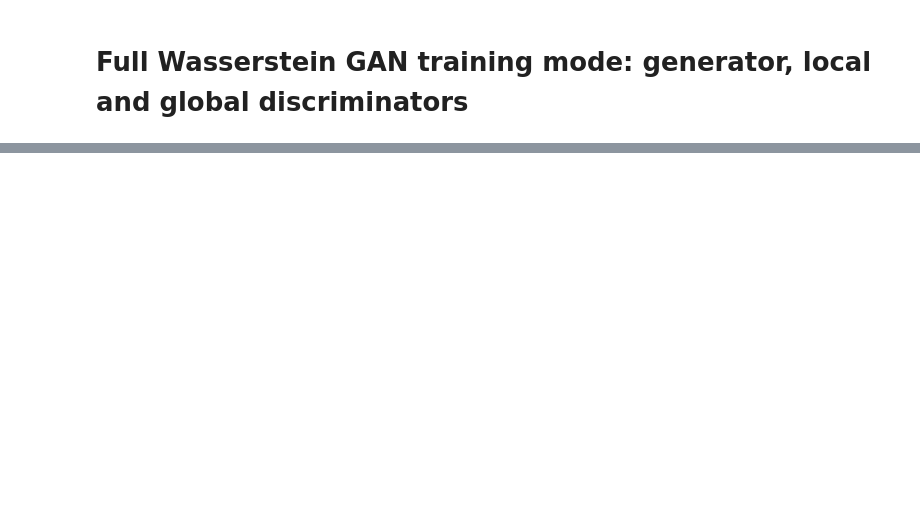
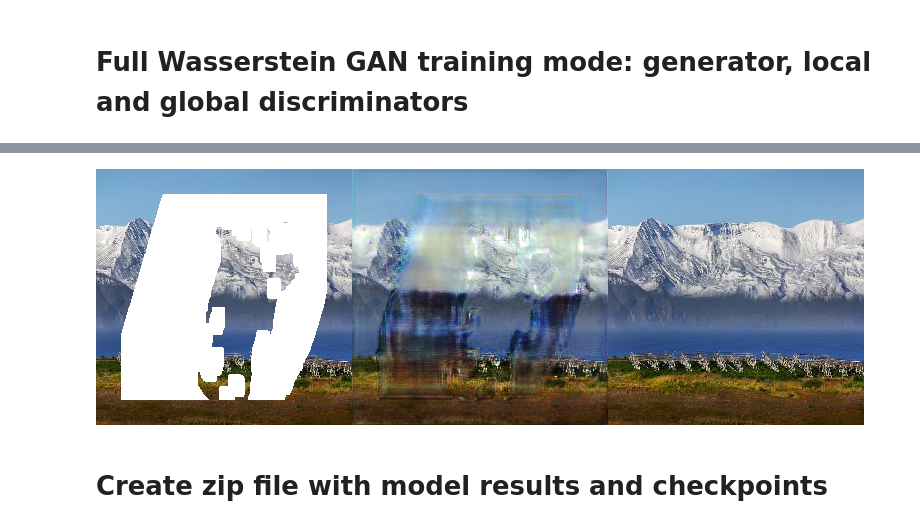
Before and after one commit to tlatkowski/inpainting-gmcnn-keras, a Jupyter notebook: colab/Image_Inpainting_with_GMCNN_model.ipynb, the cells around one changed output, grey strips where cells are left out. Cells and saved outputs as stored; diff of their text form; code cells hidden in the pictures; blank space fills up the shorter version.

```diff
--- a/colab/Image_Inpainting_with_GMCNN_model.ipynb
+++ b/colab/Image_Inpainting_with_GMCNN_model.ipynb
@@ -184 +188,7 @@ Epochs:   0% 0/5 [2:20:06<?, ?it/s, epoch=0, generator_loss=0.33, global_discrim
+# %%
+Image('outputs/predicted_pics/wgan/step_2000.png')
+# %% [output]
+[figure, added]
+# %% [markdown]
+# Create zip file with model results and checkpoints
 # %%
```
Also changed, not shown: parts of 21 cells of this notebook.
